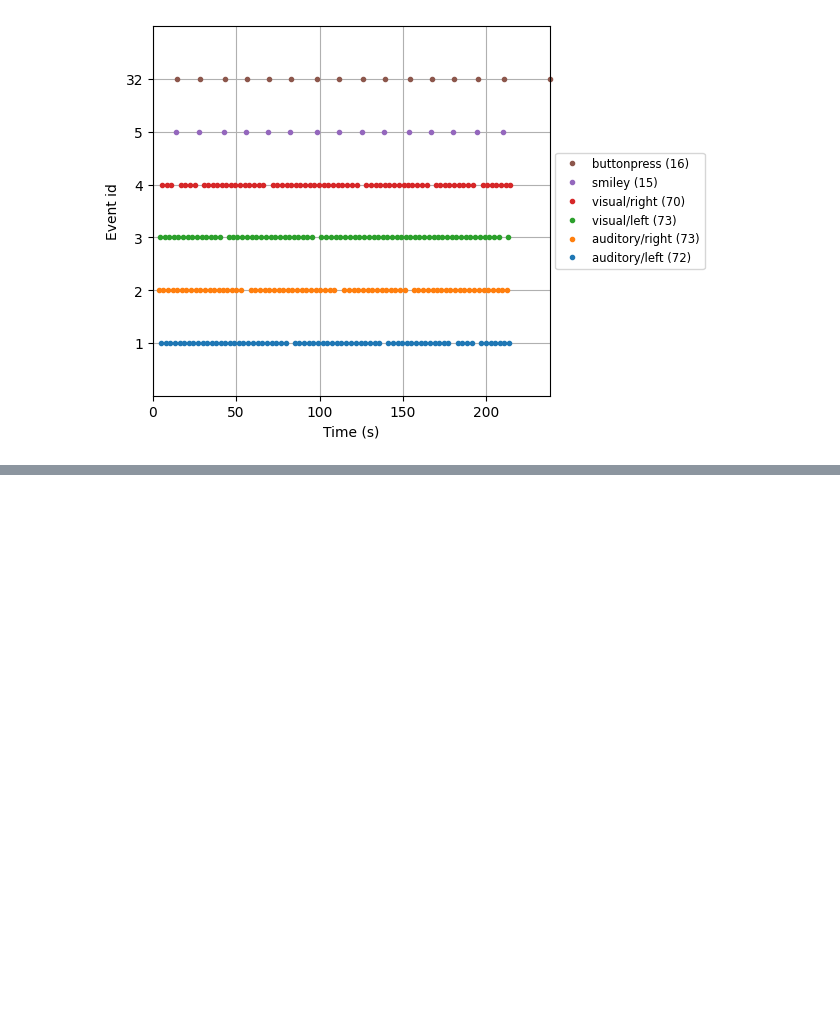
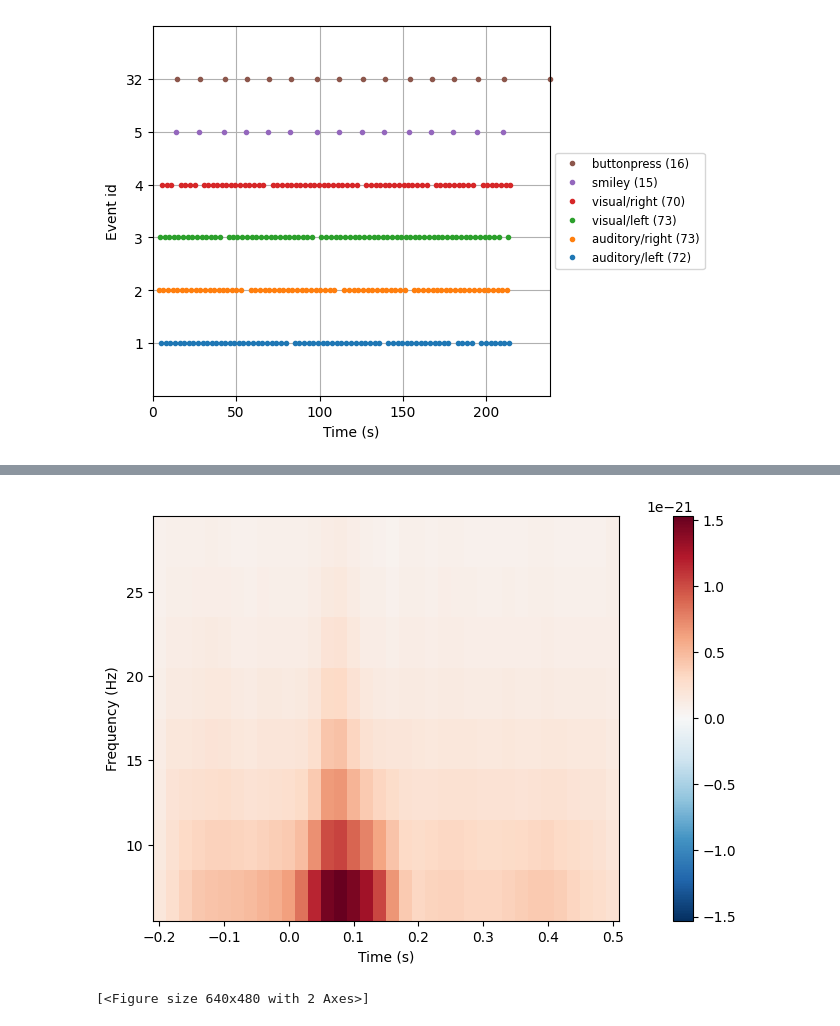
Before and after one commit to sher1ock-jp/EEG-basic, a Jupyter notebook: EEG-analysis-neuraldatascience..ipynb, the cells around one changed output, grey strips where cells are left out. Drawn from its saved outputs; the diff is of its cells as text; code cells hidden in the pictures; blank space fills up the shorter version.

```diff
--- a/EEG-analysis-neuraldatascience..ipynb
+++ b/EEG-analysis-neuraldatascience..ipynb
@@ -241,0 +271,9 @@ fig = mne.viz.plot_events(
+# %%
+frequencies = np.arange(7, 30, 3)
+power = mne.time_frequency.tfr_morlet(
+    aud_epochs, n_cycles=2, return_itc=False, freqs=frequencies, decim=3
+)
+power.plot(["MEG 1332"])
+# %% [output]
+[figure, added]
+[<Figure size 640x480 with 2 Axes>]
```
Also changed, not shown: parts of 4 cells of this notebook.
